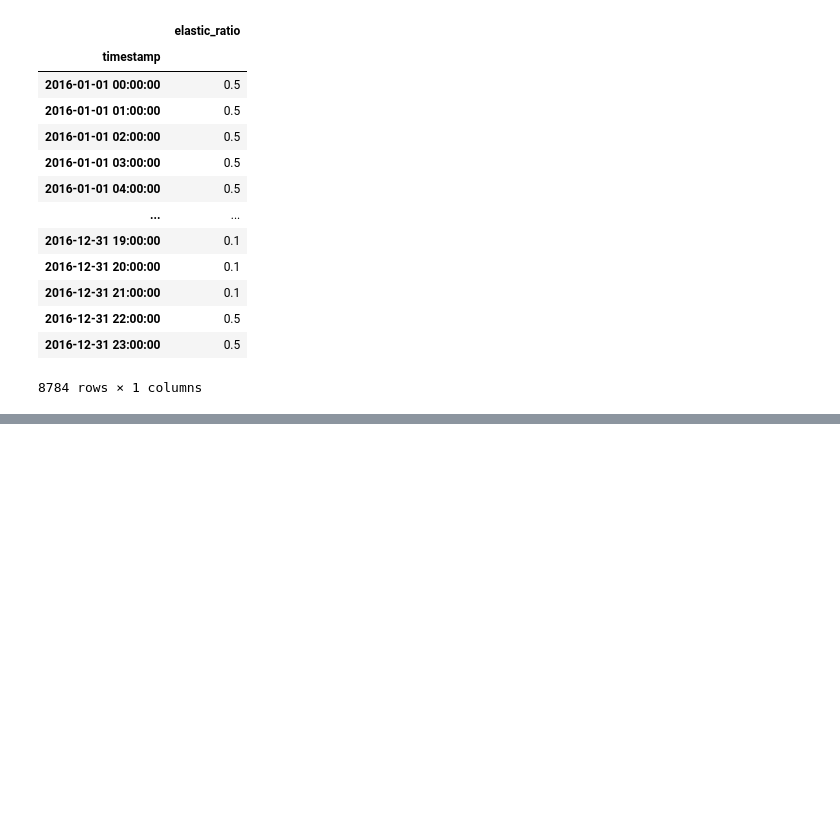
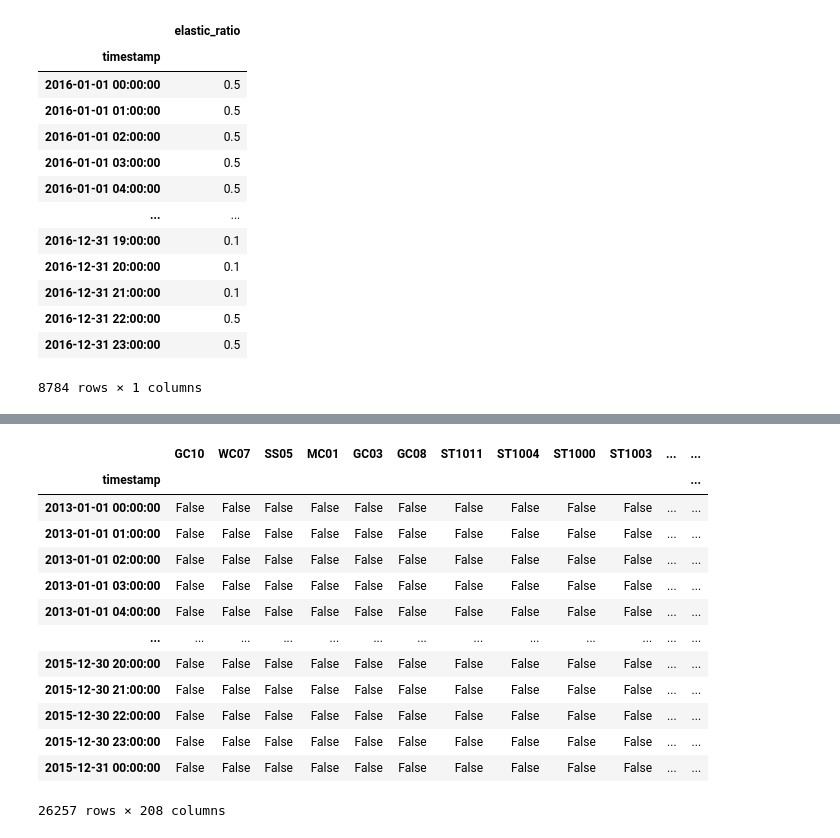
Before and after one commit to moooyu1121/master_thesis_model, a Jupyter notebook: data_preprocess.ipynb, the cells around one changed output, grey strips where cells are left out. Drawn from its saved outputs; the diff is of its cells as text; code cells hidden in the pictures; blank space fills up the shorter version.

```diff
--- a/data_preprocess.ipynb
+++ b/data_preprocess.ipynb
@@ -617,0 +802,30 @@ df
+# %%
+# Extract the columns with a range greater than a year
+
+# Initialize a list to store the columns with a range greater than a year
+columns_with_long_range = []
+
+# Get the first and last TRUE index for each column
+for column in binary_table.columns:
+    # Find the first TRUE index
+    first_true_index = binary_table[column].idxmax() if binary_table[column].any() else None  # idxmax returns the index of the first TRUE
+
+    # Find the last TRUE index
+    last_true_index = binary_table[column][::-1].idxmax() if binary_table[column].any() else None  # Reversed series for last TRUE
+
+    # Check if the range is greater than a year
+    if first_true_index is not None and last_true_index is not None:
+        if last_true_index - first_true_index > pd.Timedelta(days=365):
+            columns_with_long_range.append(column)
+            print(f"Column: {column}")
+            print(f"First TRUE index: {first_true_index}")
+            print(f"Last TRUE index: {last_true_index}")
+
+print(len(columns_with_long_range))
+print(columns_with_long_range)
+
+# Update the DataFrame with columns by a range greater than a year
+binary_table = binary_table[columns_with_long_range]
+# binary_table.to_csv('data/ev_charging.csv', index=True)
+binary_table
+# %% [output]
@@ -617,0 +849,14 @@ df
+|  | GC10 | WC07 | SS05 | MC01 | GC03 | GC08 | ST1011 | ST1004 | ST1000 | ST1003 | ... | ... |
+| timestamp |  |  |  |  |  |  |  |  |  |  |  | ... |
+| 2013-01-01 00:00:00 | False | False | False | False | False | False | False | False | False | False | ... | ... |
+| 2013-01-01 01:00:00 | False | False | False | False | False | False | False | False | False | False | ... | ... |
+| 2013-01-01 02:00:00 | False | False | False | False | False | False | False | False | False | False | ... | ... |
+| 2013-01-01 03:00:00 | False | False | False | False | False | False | False | False | False | False | ... | ... |
+| 2013-01-01 04:00:00 | False | False | False | False | False | False | False | False | False | False | ... | ... |
+| ... | ... | ... | ... | ... | ... | ... | ... | ... | ... | ... | ... | ... |
+| 2015-12-30 20:00:00 | False | False | False | False | False | False | False | False | False | False | ... | ... |
+| 2015-12-30 21:00:00 | False | False | False | False | False | False | False | False | False | False | ... | ... |
+| 2015-12-30 22:00:00 | False | False | False | False | False | False | False | False | False | False | ... | ... |
+| 2015-12-30 23:00:00 | False | False | False | False | False | False | False | False | False | False | ... | ... |
+| 2015-12-31 00:00:00 | False | False | False | False | False | False | False | False | False | False | ... | ... |
+26257 rows × 208 columns
```
Also changed, not shown: parts of 8 cells of this notebook, 3 other files.
